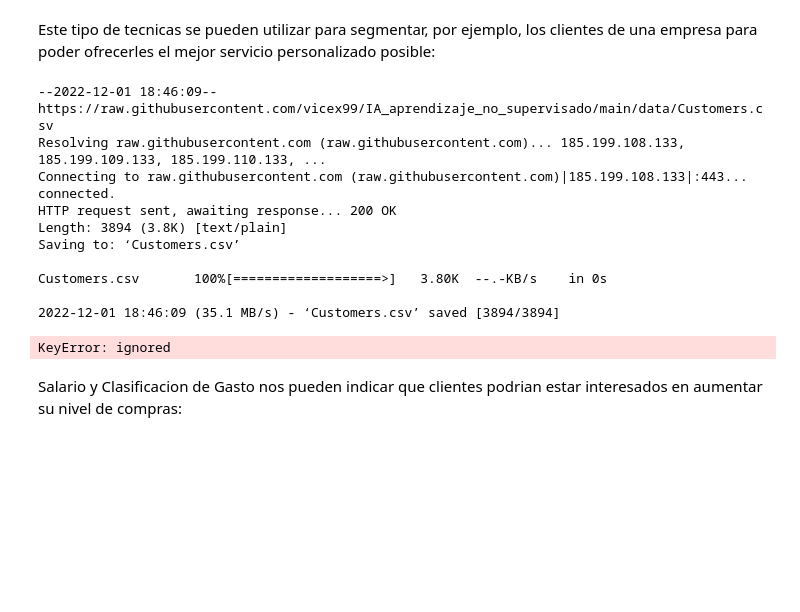
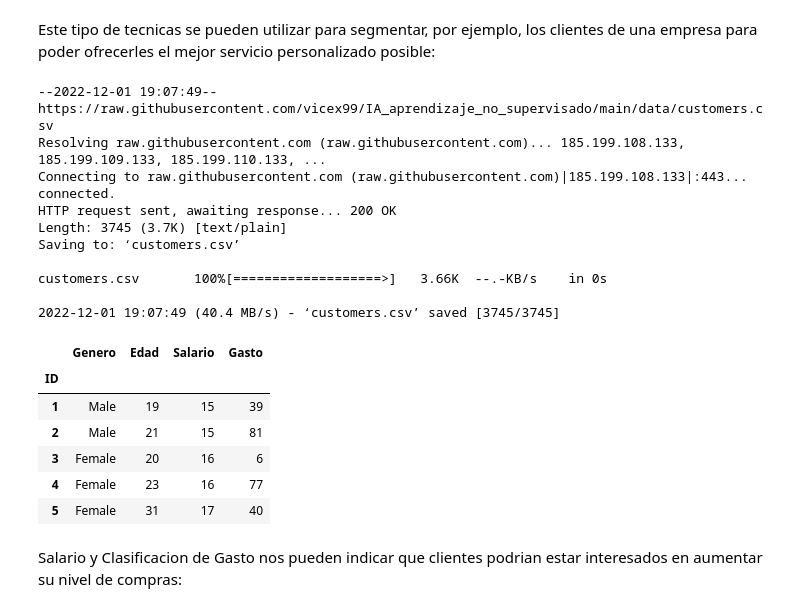
Before and after one commit to vicex99/IA_aprendizaje_no_supervisado, a Jupyter notebook: Aprendizaje_No_Supervisado.ipynb, the cells around one changed output. Drawn from its saved outputs; the diff is of its cells as text; code cells hidden in the pictures; blank space fills up the shorter version.

```diff
--- a/Aprendizaje_No_Supervisado.ipynb
+++ b/Aprendizaje_No_Supervisado.ipynb
@@ -135,22 +135,29 @@ Este tipo de tecnicas se pueden utilizar para segmentar, por ejemplo, los client
 # %%
 import pandas as pd
 
-!wget https://raw.githubusercontent.com/vicex99/IA_aprendizaje_no_supervisado/main/data/Customers.csv
-
-clientes = pd.read_csv("/content/Customers.csv", index_col='CustomerID')
-clientes.head()
+!wget https://raw.githubusercontent.com/vicex99/IA_aprendizaje_no_supervisado/main/data/customers.csv
 # %% [output]
---2022-12-01 18:46:09--  https://raw.githubusercontent.com/vicex99/IA_aprendizaje_no_supervisado/main/data/Customers.csv
+--2022-12-01 19:07:49--  https://raw.githubusercontent.com/vicex99/IA_aprendizaje_no_supervisado/main/data/customers.csv
 Resolving raw.githubusercontent.com (raw.githubusercontent.com)... 185.199.108.133, 185.199.109.133, 185.199.110.133, ...
 Connecting to raw.githubusercontent.com (raw.githubusercontent.com)|185.199.108.133|:443... connected.
 HTTP request sent, awaiting response... 200 OK
-Length: 3894 (3.8K) [text/plain]
-Saving to: ‘Customers.csv’
+Length: 3745 (3.7K) [text/plain]
+Saving to: ‘customers.csv’
 
-Customers.csv       100%[===================>]   3.80K  --.-KB/s    in 0s
+customers.csv       100%[===================>]   3.66K  --.-KB/s    in 0s
 
-2022-12-01 18:46:09 (35.1 MB/s) - ‘Customers.csv’ saved [3894/3894]
+2022-12-01 19:07:49 (40.4 MB/s) - ‘customers.csv’ saved [3745/3745]
-KeyError: ignored
+# %%
+clientes = pd.read_csv("/content/customers.csv", index_col='ID')
+clientes.head()
+# %% [output]
+|  | Genero | Edad | Salario | Gasto |
+| ID |  |  |  |  |
+| 1 | Male | 19 | 15 | 39 |
+| 2 | Male | 21 | 15 | 81 |
+| 3 | Female | 20 | 16 | 6 |
+| 4 | Female | 23 | 16 | 77 |
+| 5 | Female | 31 | 17 | 40 |
 # %% [markdown]
 Salario y Clasificacion de Gasto nos pueden indicar que clientes podrian estar interesados en aumentar su nivel de compras:
 # %%
```
Also changed, not shown: parts of 1 cell of this notebook.
